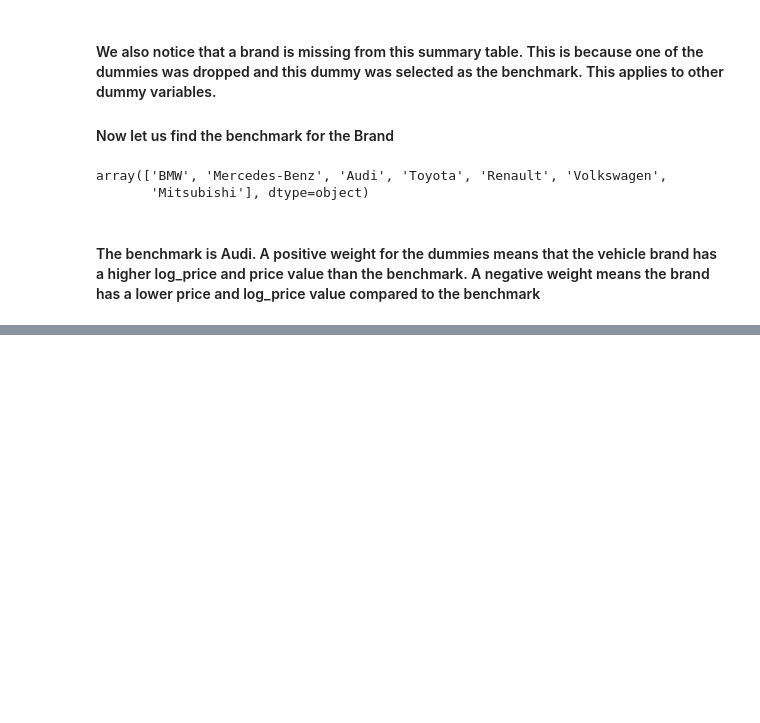
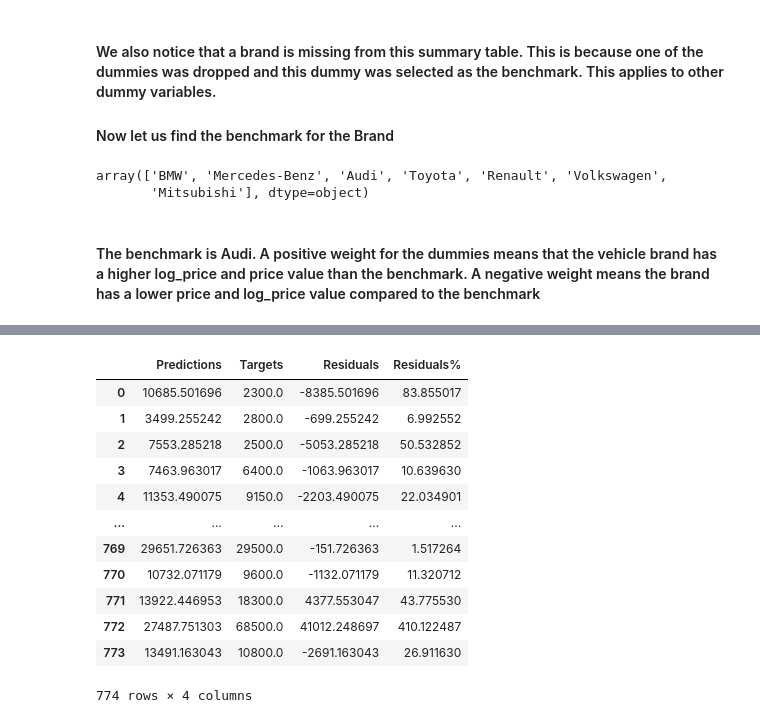
Before and after one commit to liyi54/regressions, a Jupyter notebook: Practical Example Linear Regression.ipynb, the cells around one changed output, grey strips where cells are left out. Saved outputs shown, nothing was run; the diff lists cells and outputs as text; code cells hidden in the pictures; blank space fills up the shorter version.

```diff
--- a/Practical Example Linear Regression.ipynb
+++ b/Practical Example Linear Regression.ipynb
@@ -404,0 +424,3 @@ array(['BMW', 'Mercedes-Benz', 'Audi', 'Toyota', 'Renault', 'Volkswagen',
+# %%
+df_perf = pd.DataFrame(data = np.exp(y_hat_test),columns = ['Predictions'])# We take the exponent(opposite) of log_price
+df_perf.head()
@@ -404,0 +487,18 @@ array(['BMW', 'Mercedes-Benz', 'Audi', 'Toyota', 'Renault', 'Volkswagen',
+# %%
+df_perf['Residuals'] = df_perf['Targets'] - df_perf['Predictions']
+df_perf['Residuals%'] = abs(df_perf['Targets'] - df_perf['Predictions'])/100
+df_perf
+# %% [output]
+|  | Predictions | Targets | Residuals | Residuals% |
+| 0 | 10685.501696 | 2300.0 | -8385.501696 | 83.855017 |
+| 1 | 3499.255242 | 2800.0 | -699.255242 | 6.992552 |
+| 2 | 7553.285218 | 2500.0 | -5053.285218 | 50.532852 |
+| 3 | 7463.963017 | 6400.0 | -1063.963017 | 10.639630 |
+| 4 | 11353.490075 | 9150.0 | -2203.490075 | 22.034901 |
+| ... | ... | ... | ... | ... |
+| 769 | 29651.726363 | 29500.0 | -151.726363 | 1.517264 |
+| 770 | 10732.071179 | 9600.0 | -1132.071179 | 11.320712 |
+| 771 | 13922.446953 | 18300.0 | 4377.553047 | 43.775530 |
+| 772 | 27487.751303 | 68500.0 | 41012.248697 | 410.122487 |
+| 773 | 13491.163043 | 10800.0 | -2691.163043 | 26.911630 |
+774 rows × 4 columns
```
Also changed, not shown: parts of 31 cells of this notebook, 1 other file.
